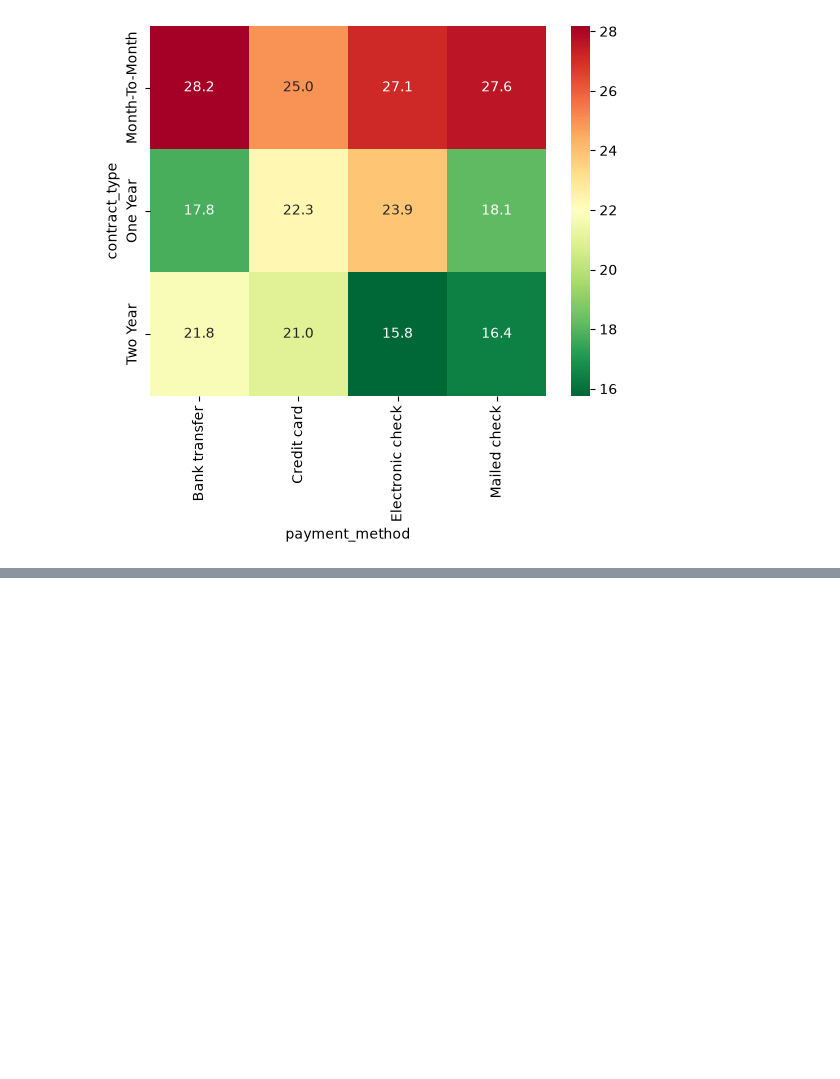
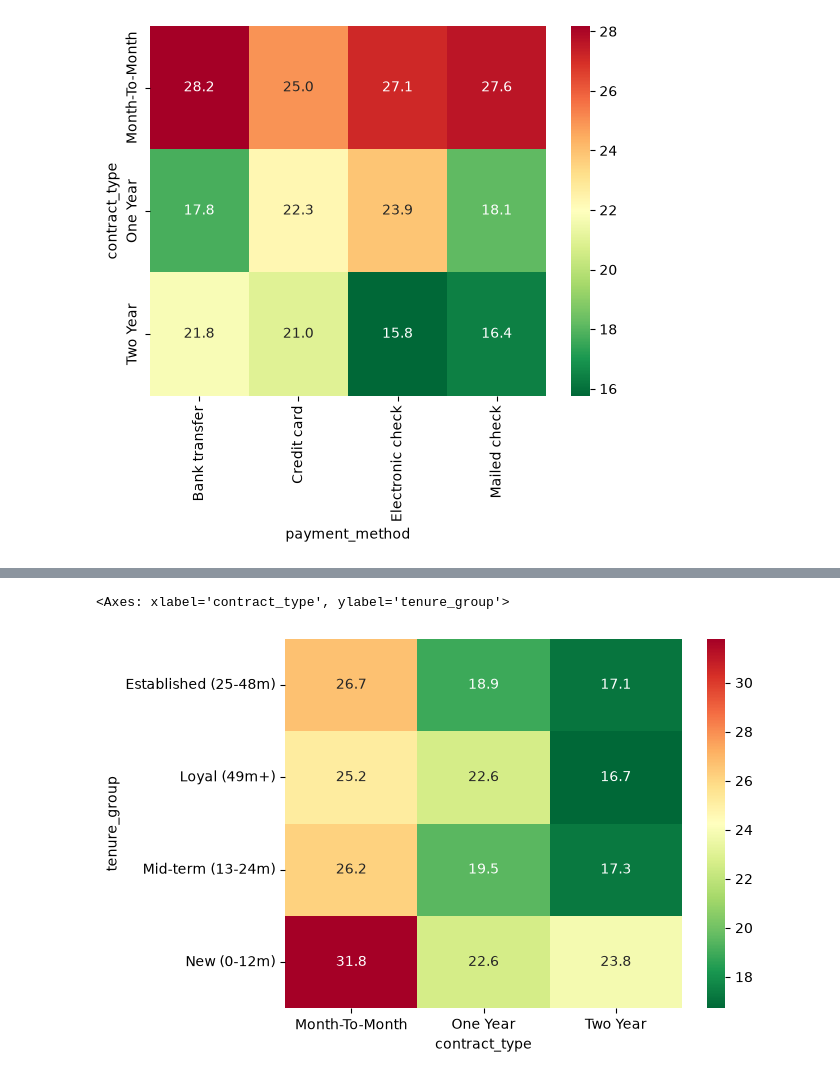
Before and after one commit to jerinira/telecom-churn-analysis, a Jupyter notebook: notebooks/03_test_exploratory_data_analysis.ipynb, the cells around one changed output, grey strips where cells are left out. Saved outputs shown, nothing was run; the diff lists cells and outputs as text; code cells hidden in the pictures; blank space fills up the shorter version.

Commit message:
churn analysis dashboard

```diff
--- a/notebooks/03_test_exploratory_data_analysis.ipynb
+++ b/notebooks/03_test_exploratory_data_analysis.ipynb
@@ -139,3 +139,13 @@ sns.heatmap(
 # %% [output]
 <Axes: xlabel='payment_method', ylabel='contract_type'>
 [figure]
+# %%
+""" Multivariate analysis: Tenure Group x Contract Typ"""
+
+pivot2 = df.pivot_table(
+    values="churn",
+    index="tenure_group",
+    columns="contract_type",
+    aggfunc=lambda x: (x == "Yes").mean() * 100
+)
+pivot2
@@ -141,0 +159,10 @@ sns.heatmap(
+# %%
+sns.heatmap(
+    pivot2,
+    annot=True,
+    fmt=".1f",
+    cmap="RdYlGn_r"
+)
+# %% [output]
+<Axes: xlabel='contract_type', ylabel='tenure_group'>
+[figure, added]
```
Also changed, not shown: parts of 4 cells of this notebook, 1 other file.
